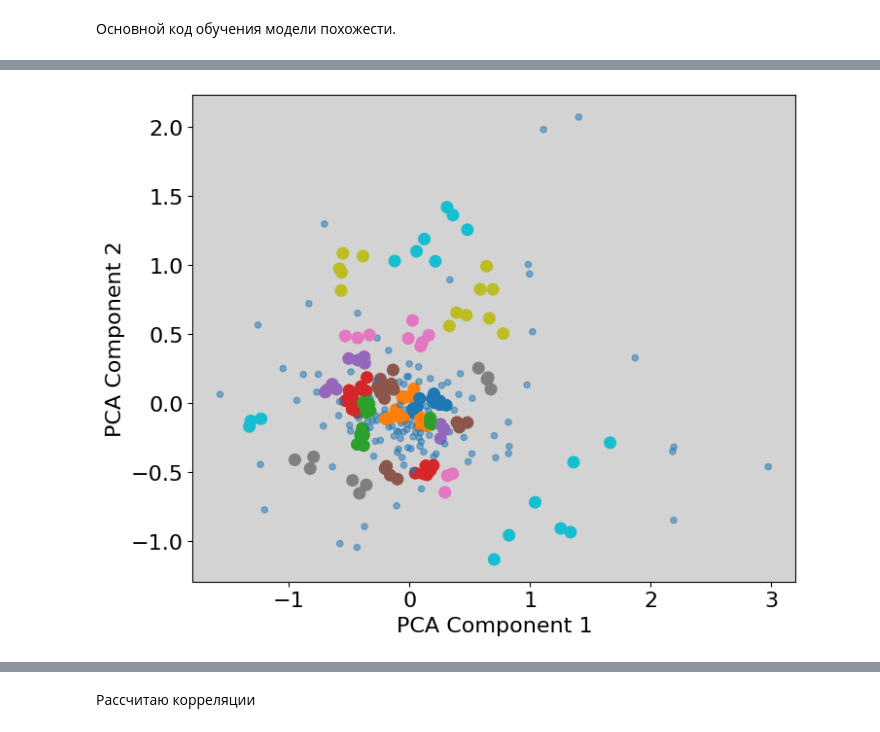
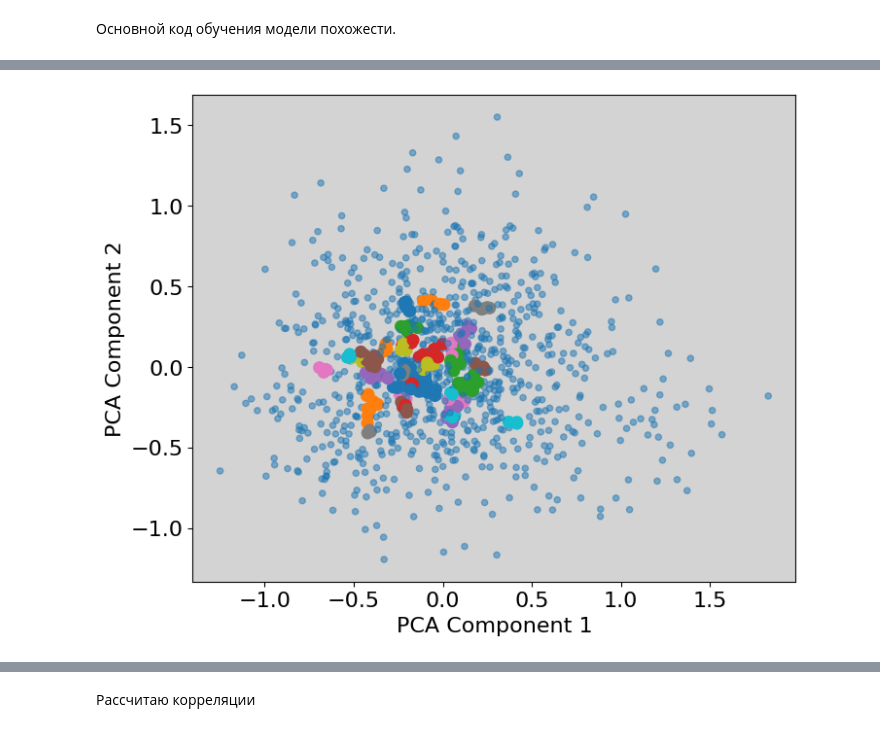
Before and after one commit to intsystems/predicator-function-for-neural-networks, a Jupyter notebook: code/gcn-training.ipynb, the cells around one changed output, grey strips where cells are left out. Cells and saved outputs as stored; diff of their text form; code cells hidden in the pictures.

```diff
--- a/code/gcn-training.ipynb
+++ b/code/gcn-training.ipynb
@@ -113,7 +113,7 @@ def load_json_from_directory(directory_path):
     """
     json_data = []
     for root, _, files in os.walk(directory_path):
-        for file in files:
+        for file in tqdm(files):
             if file.endswith('.json'):
                 file_path = os.path.join(root, file)
                 with open(file_path, 'r', encoding='utf-8') as f:
@@ -124,7 +124,7 @@ def load_json_from_directory(directory_path):
                         print(f"Error decoding JSON from file {file_path}: {e}")
     return json_data
 # %%
-models_dict = load_json_from_directory('third_dataset')
+models_dict = load_json_from_directory('dataset_probs')
 # %% [markdown]
 Посмотрю как распределена точность моделей
 # %%
@@ -278,2 +275,2 @@ def get_diversity_matrix_js(models_dict, num_samples=2000):
 # %%
-diversity_matrix = get_diversity_matrix_js(models_dict)
+diversity_matrix = get_diversity_matrix(models_dict)
@@ -494,11 +485,10 @@ def visualize_clusters(model, dataset, device="cpu", min_samples=3, xi=0.025, mi
 # %%
 clusters = visualize_clusters(
-    model,
-    valid_dataset,
-    device=device,
-    min_samples=3,
-    xi=0.025,
-    min_cluster_size=3
+  model,
+  graphs_dataset,
+  device=device,
+  min_samples=3,
+  eps=0.075,
 )
 # %% [output]
-[figure, old version]
+[figure, new version]
```
Also changed, not shown: parts of 30 cells of this notebook, 10 other files.
